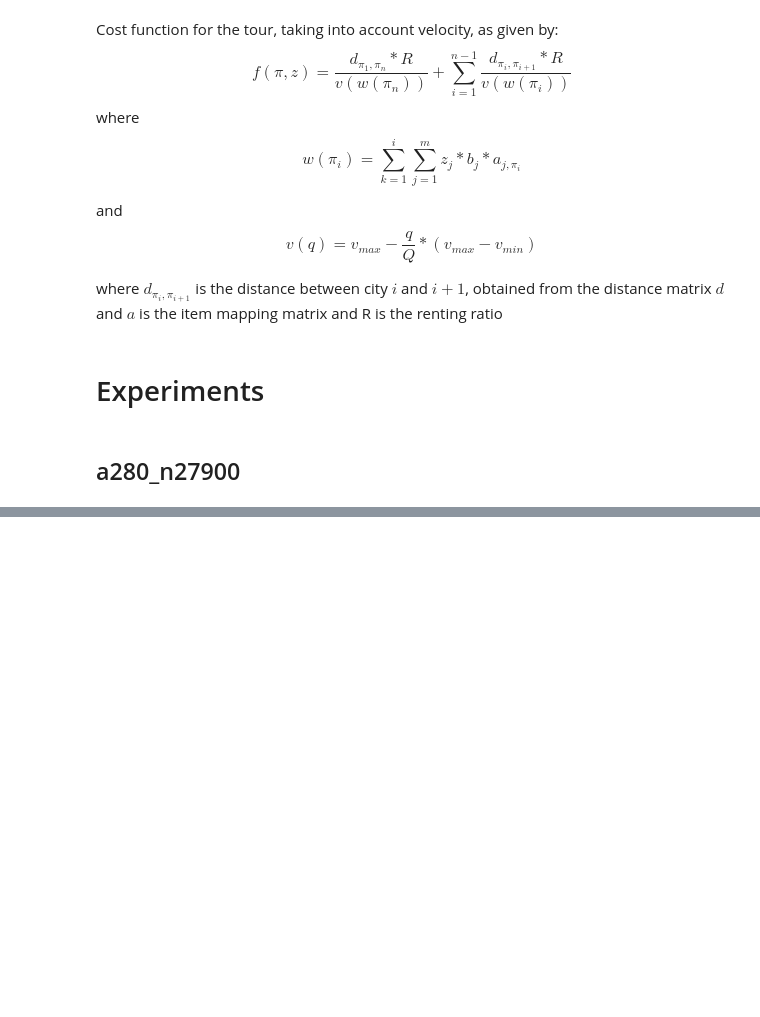
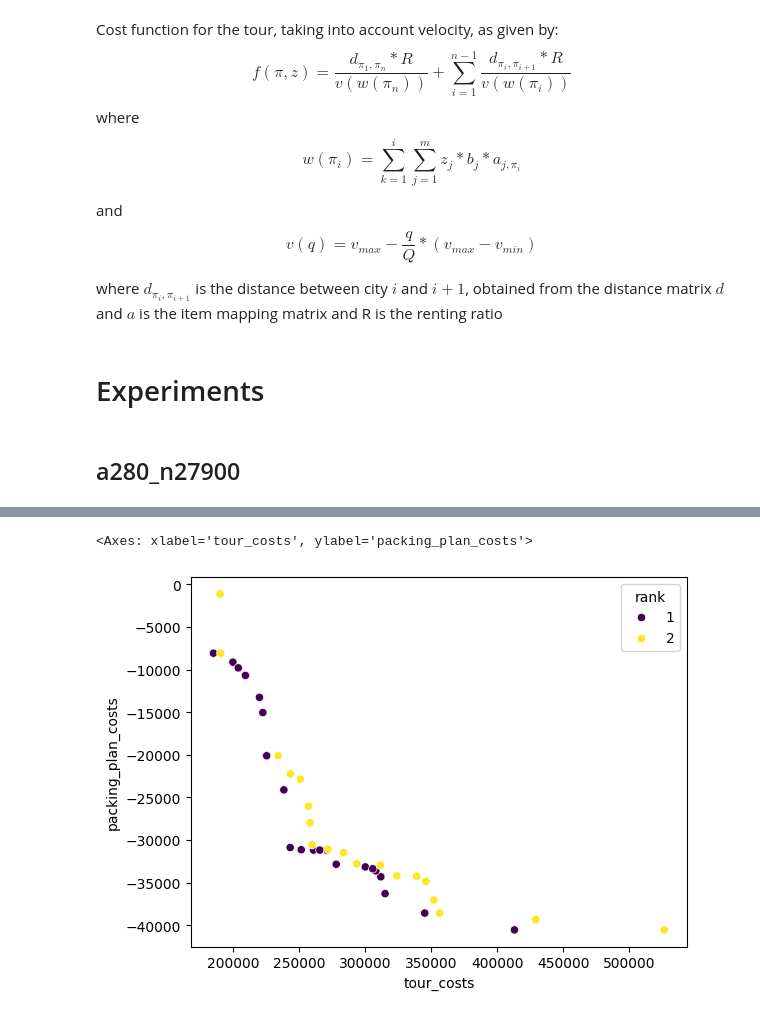
Before and after one commit to Coreopsis-cyber/Travelling-Thief-Problem, a Jupyter notebook: code/TTP_solver_with_experiments_Swaroop.ipynb, the cells around one changed output, grey strips where cells are left out. Cells and saved outputs as stored; diff of their text form; code cells hidden in the pictures; blank space fills up the shorter version.

Commit message:
updated code with graph

```diff
--- a/code/TTP_solver_with_experiments_Swaroop.ipynb
+++ b/code/TTP_solver_with_experiments_Swaroop.ipynb
@@ -903,0 +922,12 @@ pd.DataFrame({"tours": [sol.tour for sol in population],
+# %%
+# copy from TTP_solver_with_experiments.ipynb
+a280_n2790_CSV = pd.read_csv('../experimental_data/a280_n2790_end_populations.csv',sep = ";")
+# a280_n1395_CSV.head()
+sns.scatterplot(x = a280_n2790_CSV["tour_costs"],
+                y = a280_n2790_CSV["packing_plan_costs"] * -1,
+                hue = a280_n2790_CSV["rank"],
+                palette="viridis"
+                )
+# %% [output]
+<Axes: xlabel='tour_costs', ylabel='packing_plan_costs'>
+[figure, added]
```
Also changed, not shown: parts of 1 cell of this notebook, 1 other file.
